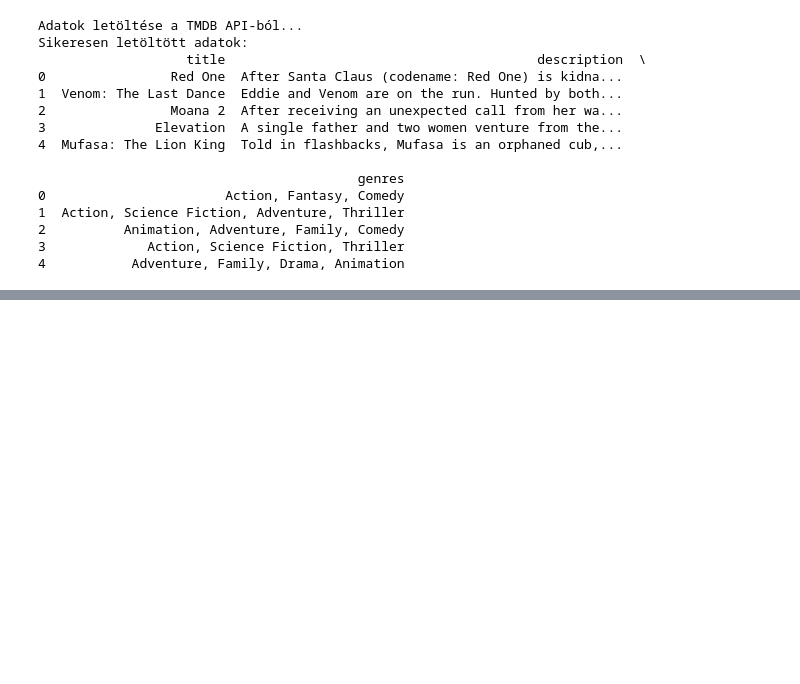
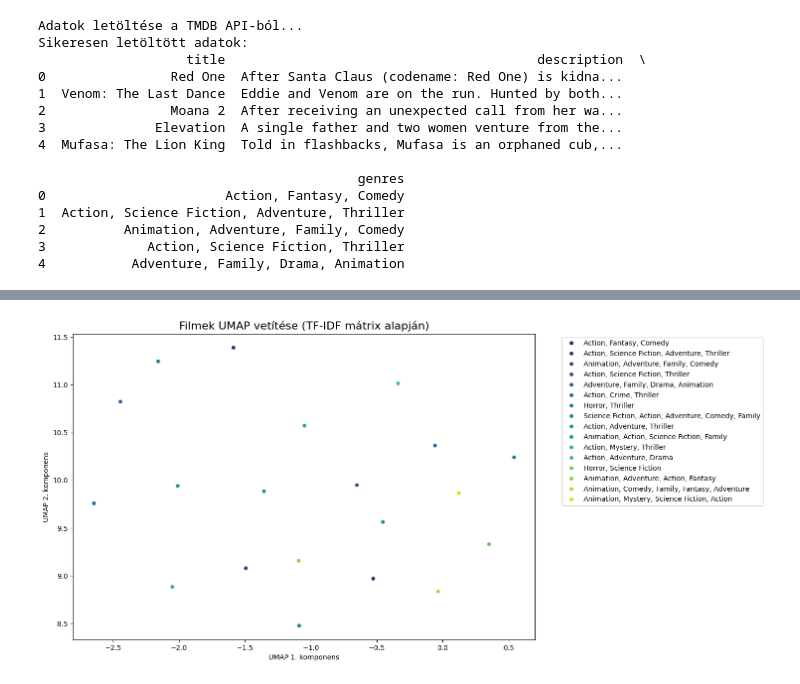
Before and after one commit to annasuranyi/NLP_Projekt, a Jupyter notebook: NLP_Projekt.ipynb, the cells around one changed output, grey strips where cells are left out. Cells and saved outputs as stored; diff of their text form; code cells hidden in the pictures; blank space fills up the shorter version.

```diff
--- a/NLP_Projekt.ipynb
+++ b/NLP_Projekt.ipynb
@@ -177,0 +318,25 @@ Elérhető filmek:
+# %%
+import umap
+import matplotlib.pyplot as plt
+import seaborn as sns
+
+# UMAP model létrehozása és dimenziócsökkentés 2D-re
+umap_model = umap.UMAP(n_neighbors=15, min_dist=0.1, n_components=2, random_state=42)
+umap_embedding = umap_model.fit_transform(tfidf_matrix.toarray())
+
+# 2D scatter plot a filmekhez
+plt.figure(figsize=(12, 8))
+sns.scatterplot(
+    x=umap_embedding[:, 0],
+    y=umap_embedding[:, 1],
+    hue=df['genres'],
+    palette="viridis",
+    legend='full'
+)
+plt.title("Filmek UMAP vetítése (TF-IDF mátrix alapján)", fontsize=16)
+plt.xlabel("UMAP 1. komponens")
+plt.ylabel("UMAP 2. komponens")
+plt.legend(bbox_to_anchor=(1.05, 1), loc='upper left')
+plt.show()
+# %% [output]
+[figure, added]
```
Also changed, not shown: parts of 23 cells of this notebook.
